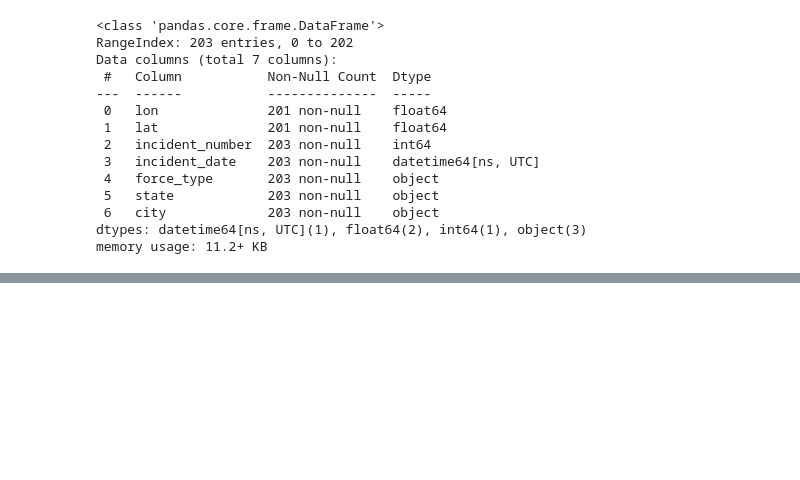
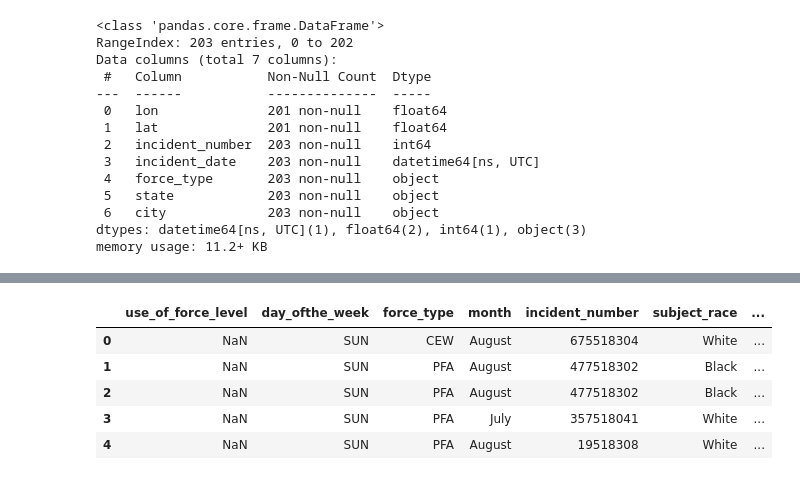
Before and after one commit to BloomTech-Labs/human-rights-first-ds-d, a Jupyter notebook: data/raw/to_merge/Untitled.ipynb, the cells around one changed output, grey strips where cells are left out. Cells and saved outputs as stored; diff of their text form; code cells hidden in the pictures; blank space fills up the shorter version.

Commit message:
updates to csv data wrangling

```diff
--- a/data/raw/to_merge/Untitled.ipynb
+++ b/data/raw/to_merge/Untitled.ipynb
@@ -1259,0 +1263,4 @@ bend.to_csv(data_path / 'South_bend_clean.csv')
+# %%
+port = read(data_path / 'portland_raw.csv')
+print(port.shape)
+port.head()
@@ -1259,0 +1336,21 @@ bend.to_csv(data_path / 'South_bend_clean.csv')
+# %%
+port = port.drop(columns=port_drop)
+# %%
+port = port.rename(columns= {'category_of_force_event_-_measured_at_event_level': 'use_of_force_level',
+                             'dow': 'day_ofthe_week',
+                             'force_applied_-_1': 'force_type',
+                             'subject_-_race': 'subject_race',
+                             'subject_-_sex':'subject_gender',
+                             'record_id': 'incident_number'})
+# %%
+port['lon'] = -122.676483
+port['lat'] = 45.523064
+# %%
+port.head()
+# %% [output]
+|  | use_of_force_level | day_ofthe_week | force_type | month | incident_number | subject_race | ... |
+| 0 | NaN | SUN | CEW | August | 675518304 | White | ... |
+| 1 | NaN | SUN | PFA | August | 477518302 | Black | ... |
+| 2 | NaN | SUN | PFA | August | 477518302 | Black | ... |
+| 3 | NaN | SUN | PFA | July | 357518041 | White | ... |
+| 4 | NaN | SUN | PFA | August | 19518308 | White | ... |
```
Also changed, not shown: parts of 18 cells of this notebook, 4 other files.
